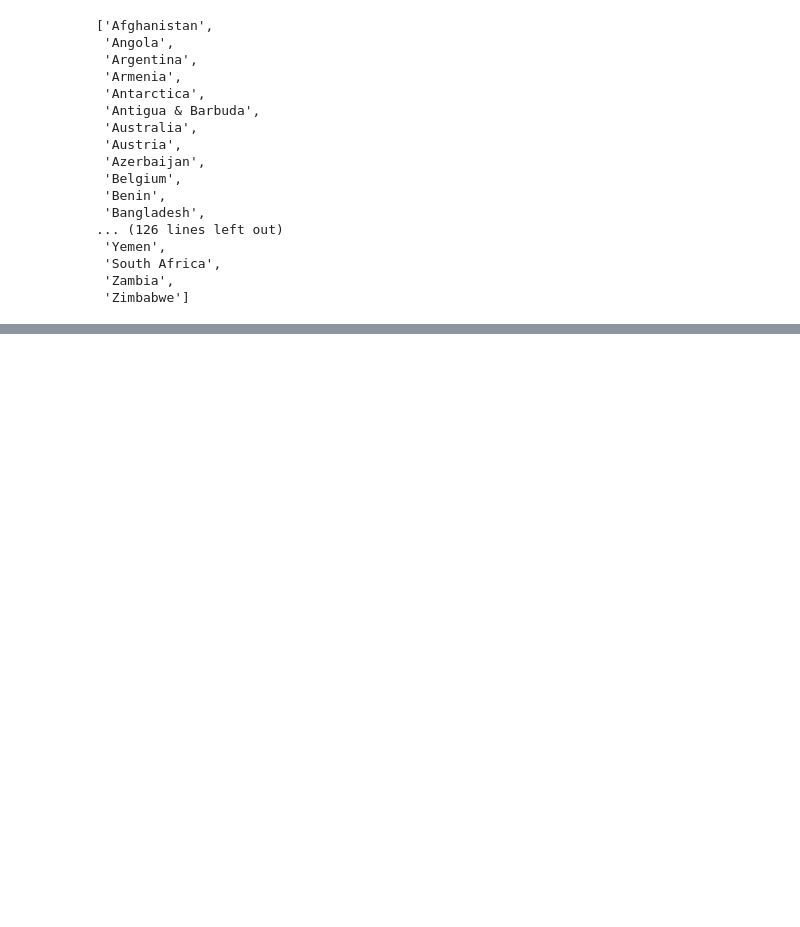
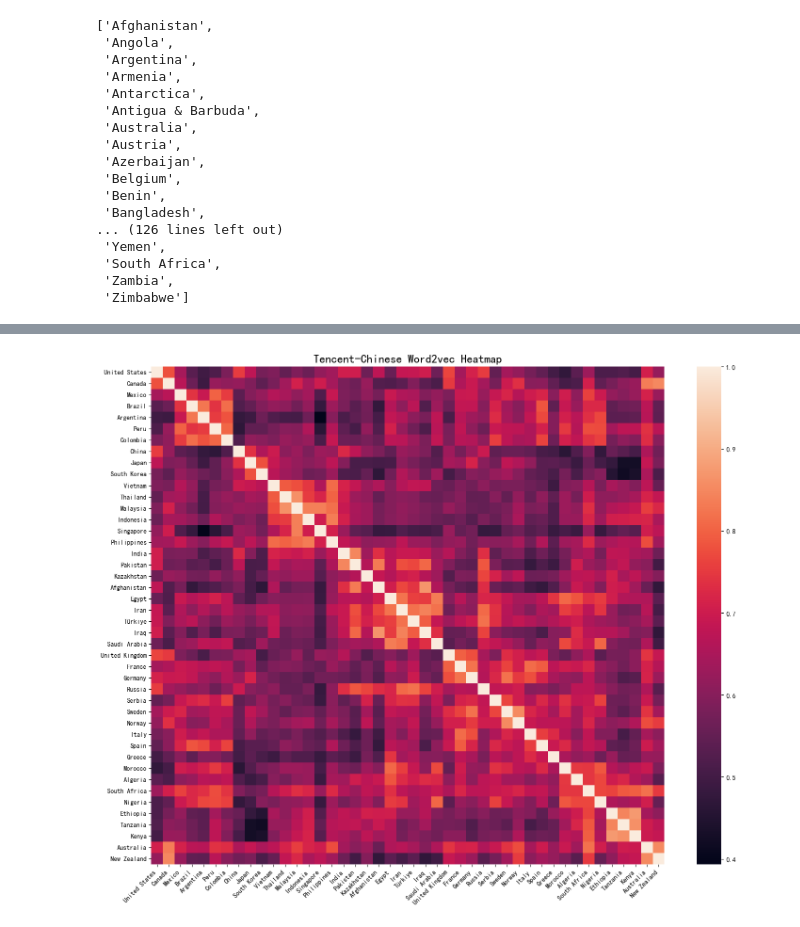
Before and after one commit to sclyde-ai/Natural_Language_Analysis, a Jupyter notebook: dongze_mao/test_dongze.ipynb, the cells around one changed output, grey strips where cells are left out. Drawn from its saved outputs; the diff is of its cells as text; code cells hidden in the pictures; blank space fills up the shorter version.

Commit message:
region heatmap

```diff
--- a/dongze_mao/test_dongze.ipynb
+++ b/dongze_mao/test_dongze.ipynb
@@ -179,0 +246,3 @@ available_countries_in_english
+# %%
+subset_df = similarity_df_translated.loc[target_countries, target_countries]
+subset_df.head()
@@ -179,0 +257,4 @@ available_countries_in_english
+# %%
+plot_similarity_heatmap(subset_df)
+# %% [output]
+[figure, added]
```
Also changed, not shown: parts of 8 cells of this notebook, 1 other file.
